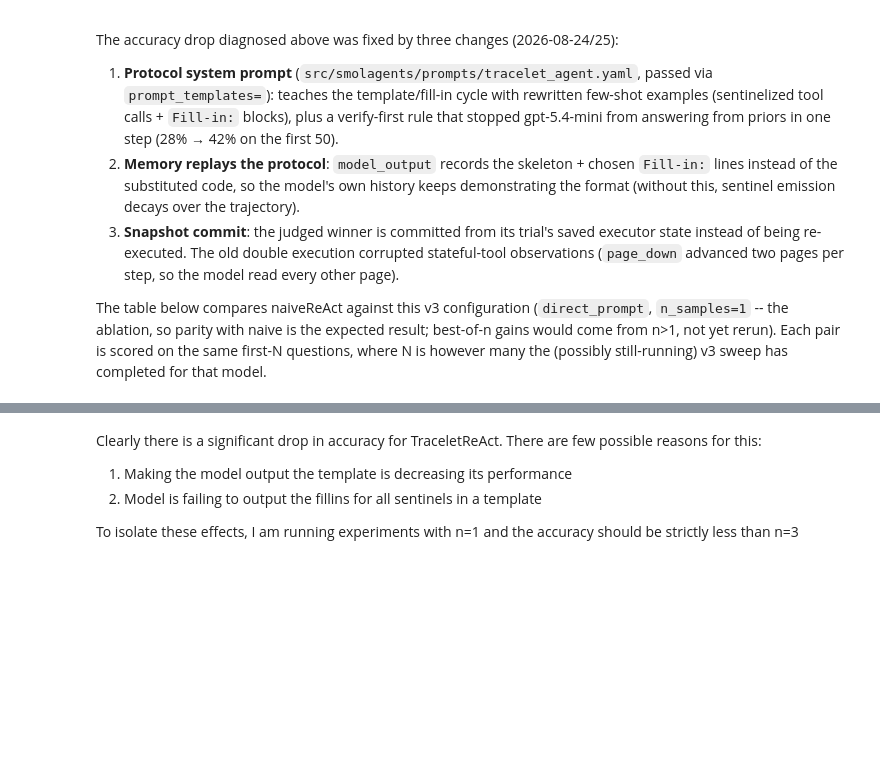
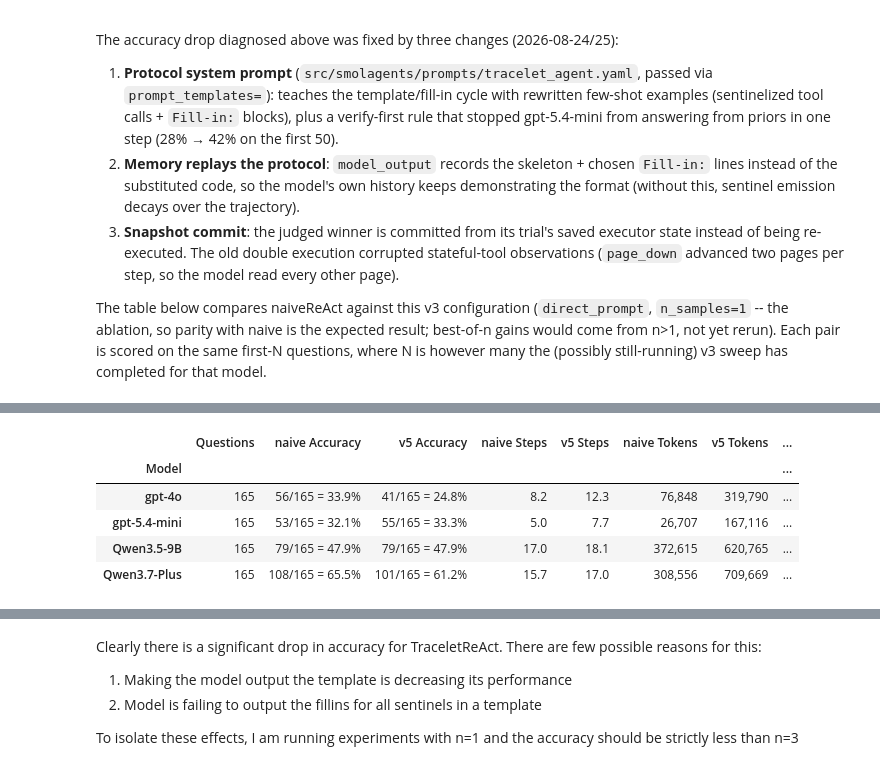
Before and after one commit to PoorvaGarg/smolagents, a Jupyter notebook: notes.ipynb, the cells around one changed output, grey strips where cells are left out. Drawn from its saved outputs; the diff is of its cells as text; code cells hidden in the pictures; blank space fills up the shorter version.

```diff
--- a/notes.ipynb
+++ b/notes.ipynb
@@ -750,0 +757,83 @@ display(pd.DataFrame(v3_rows).set_index("Model"))
+# %%
+# Reuses BASELINE_DIR, summarize_first_n, pickle, pd, and display from the cells above.
+from math import comb
+
+V5_DIRS = {
+    "gpt-4o": BASELINE_DIR / "tracelet_direct_n1_tp_v5_react_gpt-4o",
+    "gpt-5.4-mini": BASELINE_DIR / "tracelet_direct_n1_tp_v5_react_gpt-5.4-mini",
+    "Qwen3.5-9B": BASELINE_DIR / "tracelet_direct_n1_tp_v5_react_Qwen" / "Qwen3.5-9B",
+    "Qwen3.7-Plus": BASELINE_DIR / "tracelet_direct_n1_tp_v5_react_Qwen" / "Qwen3.7-Plus",
+}
+V5_NAIVE_DIRS = {
+    "gpt-4o": BASELINE_DIR / "naive_react_gpt-4o_False_fixedbrowser",
+    "gpt-5.4-mini": BASELINE_DIR / "naive_react_gpt-5.4-mini_False_fixedbrowser",
+    "Qwen3.5-9B": BASELINE_DIR / "naive_react_Qwen" / "Qwen3.5-9B_False_fixedbrowser",
+    "Qwen3.7-Plus": BASELINE_DIR / "naive_react_Qwen" / "Qwen3.7-Plus_False_fixedbrowser",
+}
+
+
+def contiguous_prefix(pkl_dir: Path) -> int:
+    """Longest run 0..k-1 present -- a still-running sweep has gaps, and indexing past one raises."""
+    have = {int(p.stem) for p in pkl_dir.glob("*.pkl")}
+    k = 0
+    while k in have:
+        k += 1
+    return k
+
+
+def correctness(pkl_dir: Path, n: int) -> list[bool]:
+    flags = []
+    for i in range(n):
+        with open(pkl_dir / f"{i}.pkl", "rb") as f:
+            flags.append(bool(pickle.load(f).get("is_correct")))
+    return flags
+
+
+def error_count(pkl_dir: Path, n: int) -> int:
+    """Provider failures score as incorrect, so an asymmetric count skews the comparison."""
+    total = 0
+    for i in range(n):
+        with open(pkl_dir / f"{i}.pkl", "rb") as f:
+            total += bool(pickle.load(f).get("error"))
+    return total
+
+
+def mcnemar(a: list[bool], b: list[bool]) -> tuple[int, int, float]:
+    """Exact two-sided McNemar over the discordant pairs only."""
+    x = sum(1 for p, q in zip(a, b) if p and not q)
+    y = sum(1 for p, q in zip(a, b) if q and not p)
+    if x + y == 0:
+        return x, y, 1.0
+    return x, y, min(2 * sum(comb(x + y, k) for k in range(min(x, y) + 1)) / 2 ** (x + y), 1.0)
+
+
+v5_rows = []
+for model_name, v5_dir in V5_DIRS.items():
+    naive_dir = V5_NAIVE_DIRS[model_name]
+    if not v5_dir.exists() or not naive_dir.exists():
+        v5_rows.append({"Model": model_name, "Questions": 0, "naive Accuracy": "no run", "v5 Accuracy": "no run"})
+        continue
+    n = min(contiguous_prefix(v5_dir), contiguous_prefix(naive_dir))
+    if n == 0:
+        v5_rows.append({"Model": model_name, "Questions": 0, "naive Accuracy": "no data", "v5 Accuracy": "no data"})
+        continue
+    naive, v5 = summarize_first_n(naive_dir, n), summarize_first_n(v5_dir, n)
+    n_only, v5_only, p = mcnemar(correctness(naive_dir, n), correctness(v5_dir, n))
+    v5_rows.append({
+        "Model": model_name,
+        "Questions": n,
+        "naive Accuracy": f"{naive['correct']}/{n} = {naive['accuracy']:.1%}",
+        "v5 Accuracy": f"{v5['correct']}/{n} = {v5['accuracy']:.1%}",
+        "naive Steps": f"{naive['avg_steps']:.1f}",
+        "v5 Steps": f"{v5['avg_steps']:.1f}",
+        "naive Tokens": f"{naive['avg_tokens']:,.0f}",
+        "v5 Tokens": f"{v5['avg_tokens']:,.0f}",
+        "Token Increase": f"{v5['avg_tokens'] / naive['avg_tokens']:.1f}x" if naive["avg_tokens"] else "-",
+        "Discordant naive/v5": f"{n_only}/{v5_only}",
+        "McNemar p": f"{p:.3f}",
+        "Errors naive/v5": f"{error_count(naive_dir, n)}/{error_count(v5_dir, n)}",
+    })
+
+print("=== naiveReAct vs Probabilistic ReAct v5 -- both on the FIXED browser, matched subsets ===")
+display(pd.DataFrame(v5_rows).set_index("Model"))
+# %% [output]
@@ -750,0 +841,6 @@ display(pd.DataFrame(v3_rows).set_index("Model"))
+|  | Questions | naive Accuracy | v5 Accuracy | naive Steps | v5 Steps | naive Tokens | v5 Tokens | ... |
+| Model |  |  |  |  |  |  |  | ... |
+| gpt-4o | 165 | 56/165 = 33.9% | 41/165 = 24.8% | 8.2 | 12.3 | 76,848 | 319,790 | ... |
+| gpt-5.4-mini | 165 | 53/165 = 32.1% | 55/165 = 33.3% | 5.0 | 7.7 | 26,707 | 167,116 | ... |
+| Qwen3.5-9B | 165 | 79/165 = 47.9% | 79/165 = 47.9% | 17.0 | 18.1 | 372,615 | 620,765 | ... |
+| Qwen3.7-Plus | 165 | 108/165 = 65.5% | 101/165 = 61.2% | 15.7 | 17.0 | 308,556 | 709,669 | ... |
```
Also changed, not shown: parts of 8 cells of this notebook, 8 other files.
